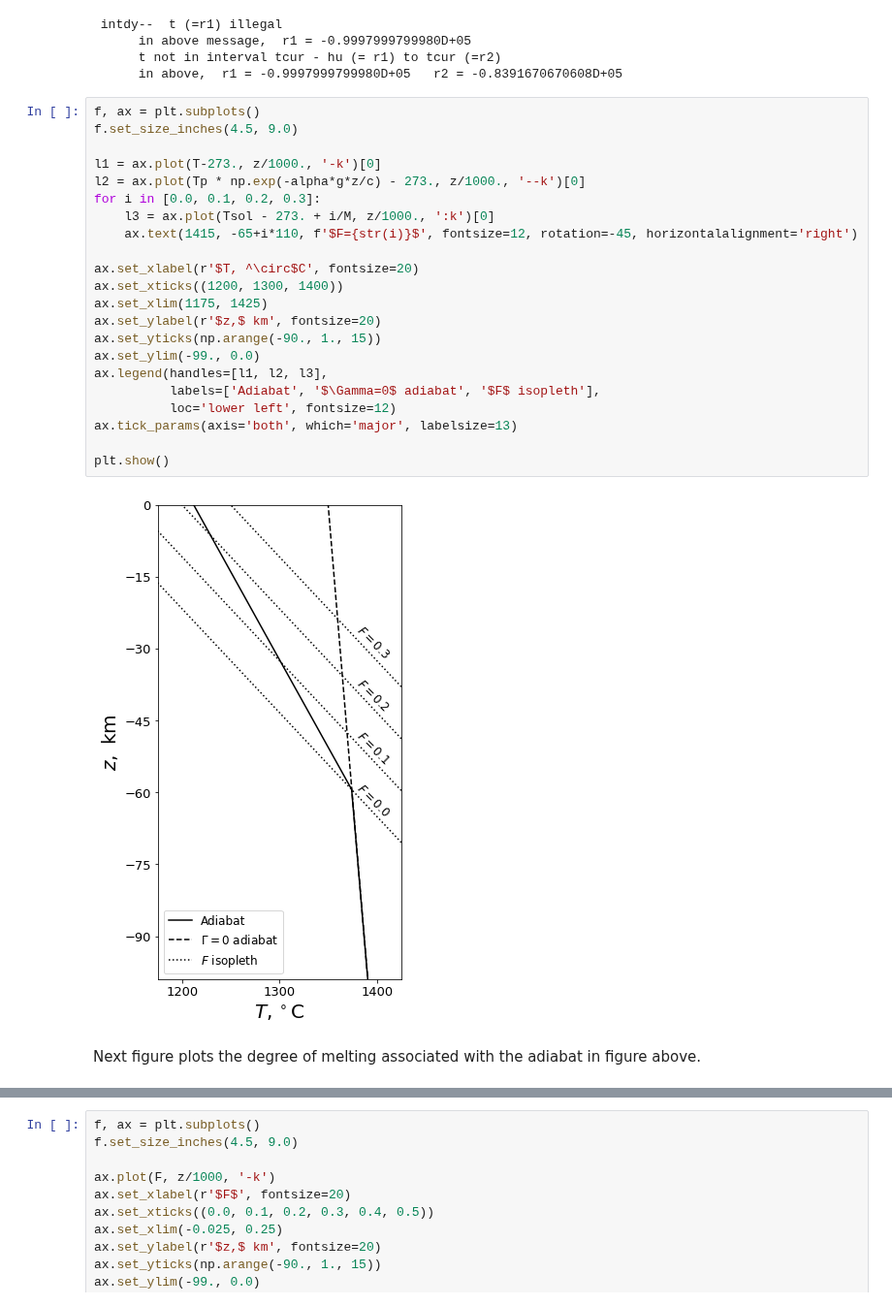
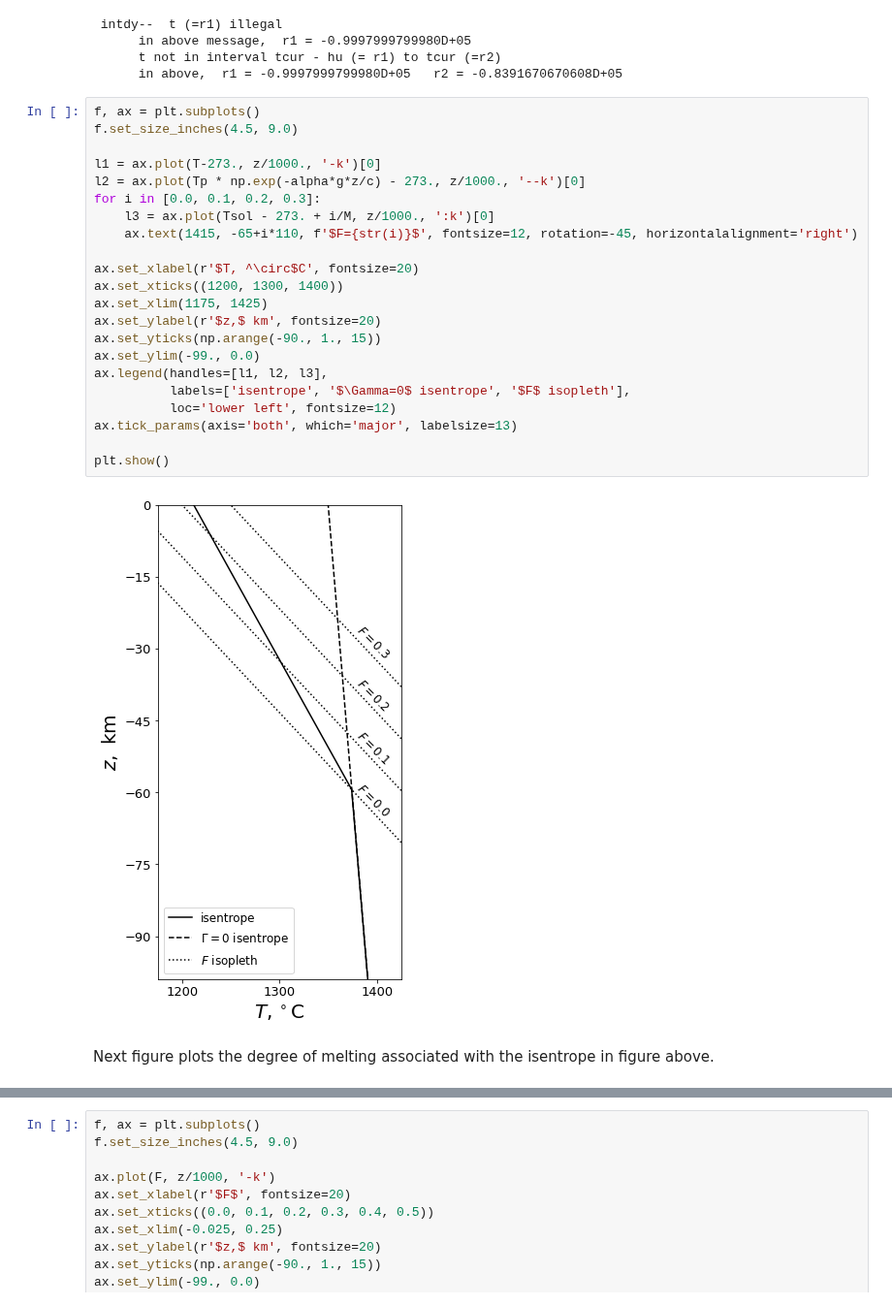
Before and after one commit to FoaLab/partially-molten-rock-PUP, a Jupyter notebook: content/ch08.ipynb, the cells around one changed output, grey strips where cells are left out. Shown at 97% size. Drawn from its saved outputs; the diff is of its cells as text.

```diff
--- a/content/ch08.ipynb
+++ b/content/ch08.ipynb
@@ -131,29 +131,29 @@ Tsol = Ts0 - rho*g*z/C
 # %%
 f, ax = plt.subplots()
 f.set_size_inches(4.5, 9.0)
 
 l1 = ax.plot(T-273., z/1000., '-k')[0]
 l2 = ax.plot(Tp * np.exp(-alpha*g*z/c) - 273., z/1000., '--k')[0]
 for i in [0.0, 0.1, 0.2, 0.3]:
     l3 = ax.plot(Tsol - 273. + i/M, z/1000., ':k')[0]
     ax.text(1415, -65+i*110, f'$F={str(i)}$', fontsize=12, rotation=-45, horizontalalignment='right')
 
 ax.set_xlabel(r'$T, ^\circ$C', fontsize=20)
 ax.set_xticks((1200, 1300, 1400))
 ax.set_xlim(1175, 1425)
 ax.set_ylabel(r'$z,$ km', fontsize=20)
 ax.set_yticks(np.arange(-90., 1., 15))
 ax.set_ylim(-99., 0.0)
 ax.legend(handles=[l1, l2, l3],
-          labels=['Adiabat', '$\Gamma=0$ adiabat', '$F$ isopleth'],
+          labels=['isentrope', '$\Gamma=0$ isentrope', '$F$ isopleth'],
           loc='lower left', fontsize=12)
 ax.tick_params(axis='both', which='major', labelsize=13)
 
 plt.show()
 # %% [output]
-[figure, old version]
+[figure, new version]
 # %% [markdown]
-Next figure plots the degree of melting associated with the adiabat in figure above.
+Next figure plots the degree of melting associated with the isentrope in figure above.
 # %%
 zF = - (Tp-Ts0)/(rho*g/C - alpha*g*Tp/c)  # metres
 zmax = -100.*1000.
```
Also changed, not shown: parts of 3 cells of this notebook.
